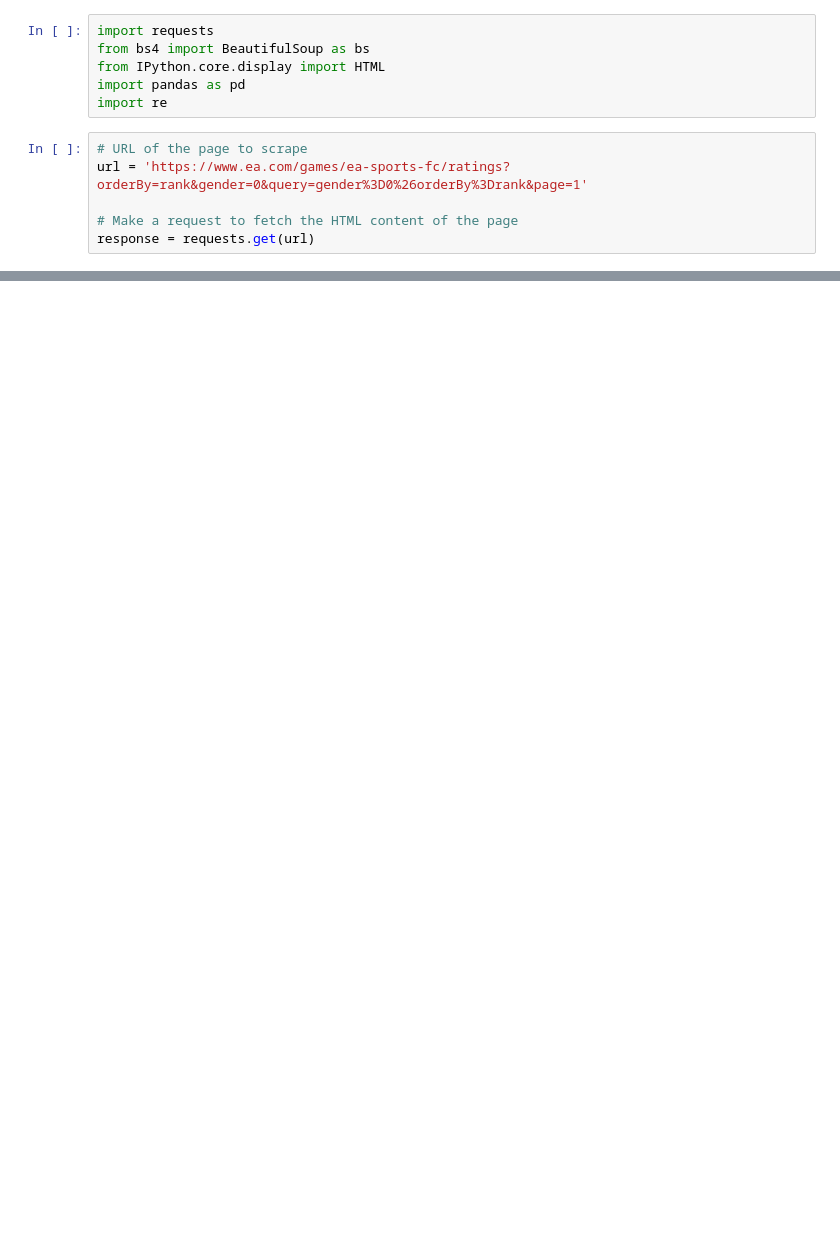
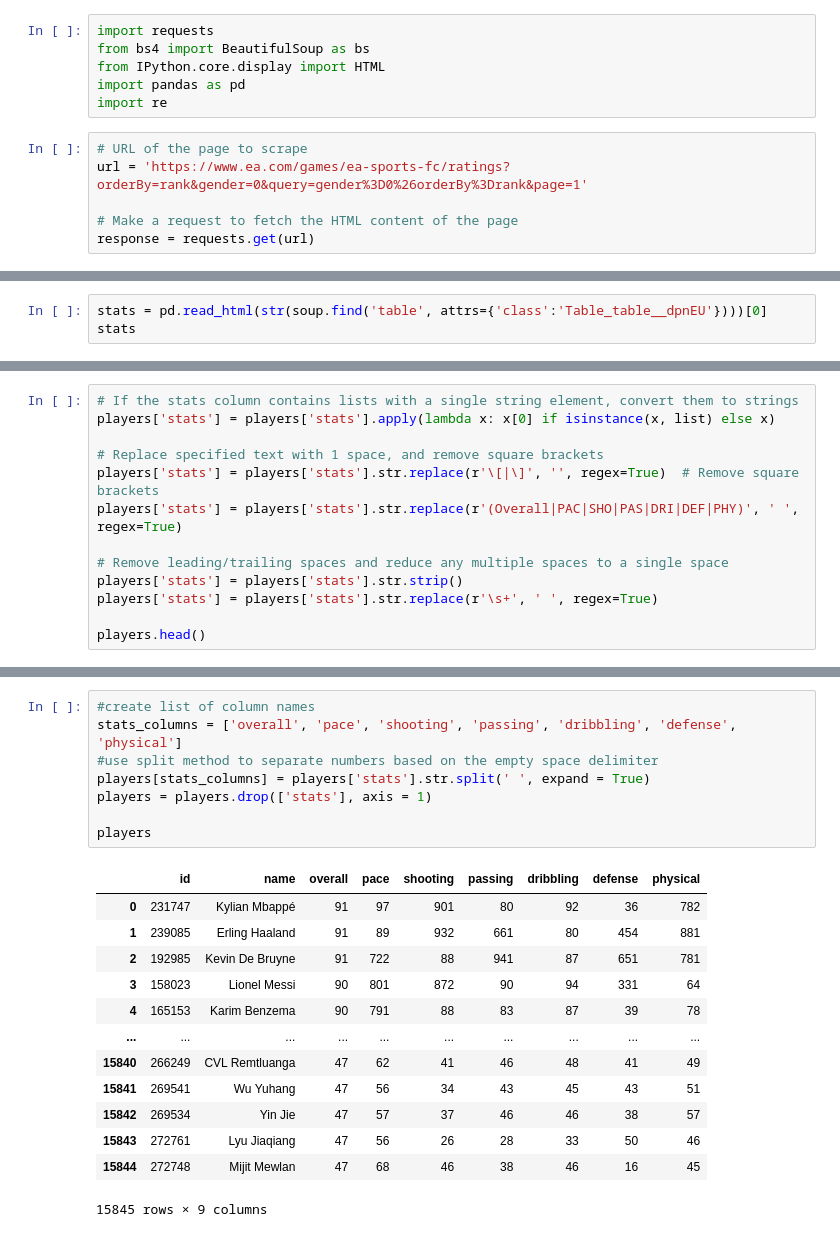
Before and after one commit to jamorgan8/COACH_GPT4_EA_FC, a Jupyter notebook: Notebooks/Player_Key_Scrape.ipynb, the cells around one changed output, grey strips where cells are left out. Cells and saved outputs as stored; diff of their text form; blank space fills up the shorter version.

```diff
--- a/Notebooks/Player_Key_Scrape.ipynb
+++ b/Notebooks/Player_Key_Scrape.ipynb
@@ -76,0 +77,3 @@ Processing page: 60
+# %%
+stats = pd.read_html(str(soup.find('table', attrs={'class':'Table_table__dpnEU'})))[0]
+stats
@@ -76,0 +168,13 @@ Processing page: 60
+# %%
+# If the stats column contains lists with a single string element, convert them to strings
+players['stats'] = players['stats'].apply(lambda x: x[0] if isinstance(x, list) else x)
+
+# Replace specified text with 1 space, and remove square brackets
+players['stats'] = players['stats'].str.replace(r'\[|\]', '', regex=True)  # Remove square brackets
+players['stats'] = players['stats'].str.replace(r'(Overall|PAC|SHO|PAS|DRI|DEF|PHY)', ' ', regex=True)
+
+# Remove leading/trailing spaces and reduce any multiple spaces to a single space
+players['stats'] = players['stats'].str.strip()
+players['stats'] = players['stats'].str.replace(r'\s+', ' ', regex=True)
+
+players.head()
@@ -76,0 +188,22 @@ Processing page: 60
+# %%
+#create list of column names
+stats_columns = ['overall', 'pace', 'shooting', 'passing', 'dribbling', 'defense', 'physical']
+#use split method to separate numbers based on the empty space delimiter
+players[stats_columns] = players['stats'].str.split(' ', expand = True)
+players = players.drop(['stats'], axis = 1)
+
+players
+# %% [output]
+|  | id | name | overall | pace | shooting | passing | dribbling | defense | physical |
+| 0 | 231747 | Kylian Mbappé | 91 | 97 | 901 | 80 | 92 | 36 | 782 |
+| 1 | 239085 | Erling Haaland | 91 | 89 | 932 | 661 | 80 | 454 | 881 |
+| 2 | 192985 | Kevin De Bruyne | 91 | 722 | 88 | 941 | 87 | 651 | 781 |
+| 3 | 158023 | Lionel Messi | 90 | 801 | 872 | 90 | 94 | 331 | 64 |
+| 4 | 165153 | Karim Benzema | 90 | 791 | 88 | 83 | 87 | 39 | 78 |
+| ... | ... | ... | ... | ... | ... | ... | ... | ... | ... |
+| 15840 | 266249 | CVL Remtluanga | 47 | 62 | 41 | 46 | 48 | 41 | 49 |
+| 15841 | 269541 | Wu Yuhang | 47 | 56 | 34 | 43 | 45 | 43 | 51 |
+| 15842 | 269534 | Yin Jie | 47 | 57 | 37 | 46 | 46 | 38 | 57 |
+| 15843 | 272761 | Lyu Jiaqiang | 47 | 56 | 26 | 28 | 33 | 50 | 46 |
+| 15844 | 272748 | Mijit Mewlan | 47 | 68 | 46 | 38 | 46 | 16 | 45 |
+15845 rows × 9 columns
```
Also changed, not shown: parts of 8 cells of this notebook, 2 other files.
